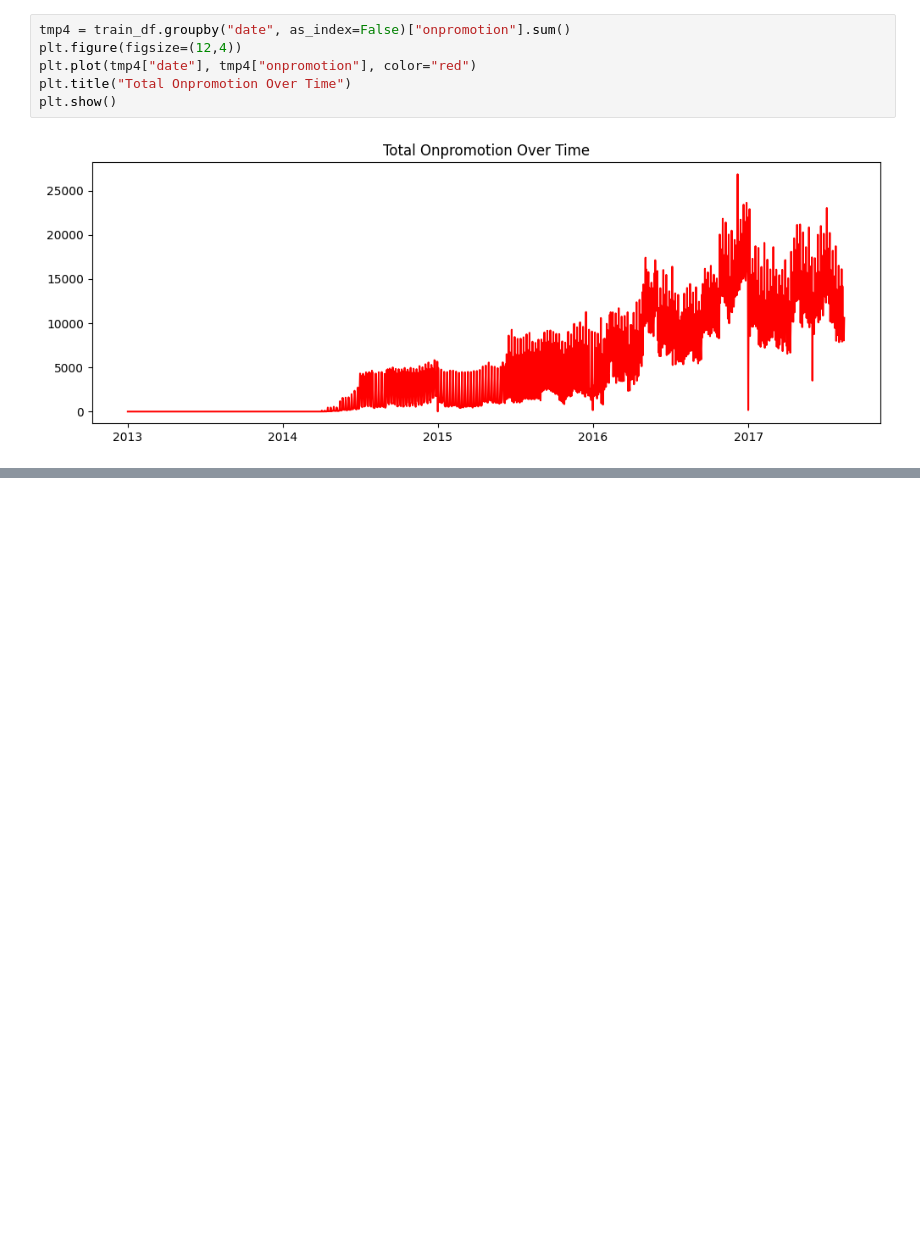
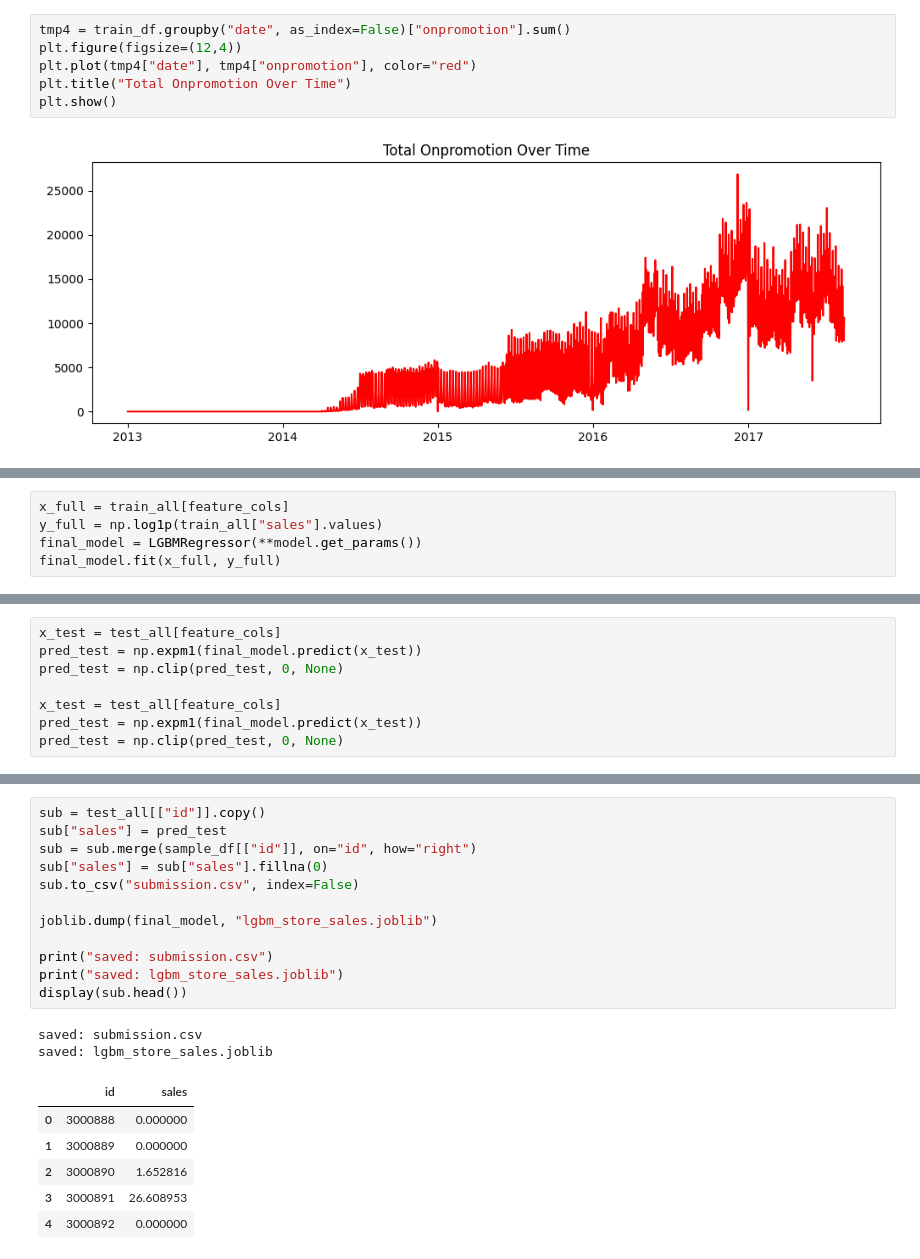
Before and after one commit to mohitDhami87/Store_Sales_Time_Series_Forecasting, a Jupyter notebook: store-sales-time-series-forecasting.ipynb, the cells around one changed output, grey strips where cells are left out. Cells and saved outputs as stored; diff of their text form; blank space fills up the shorter version.

```diff
--- a/store-sales-time-series-forecasting.ipynb
+++ b/store-sales-time-series-forecasting.ipynb
@@ -101,0 +312,5 @@ plt.show()
+# %%
+x_full = train_all[feature_cols]
+y_full = np.log1p(train_all["sales"].values)
+final_model = LGBMRegressor(**model.get_params())
+final_model.fit(x_full, y_full)
@@ -101,0 +327,8 @@ plt.show()
+# %%
+x_test = test_all[feature_cols]
+pred_test = np.expm1(final_model.predict(x_test))
+pred_test = np.clip(pred_test, 0, None)
+
+x_test = test_all[feature_cols]
+pred_test = np.expm1(final_model.predict(x_test))
+pred_test = np.clip(pred_test, 0, None)
@@ -101,0 +355,21 @@ plt.show()
+# %%
+sub = test_all[["id"]].copy()
+sub["sales"] = pred_test
+sub = sub.merge(sample_df[["id"]], on="id", how="right")
+sub["sales"] = sub["sales"].fillna(0)
+sub.to_csv("submission.csv", index=False)
+
+joblib.dump(final_model, "lgbm_store_sales.joblib")
+
+print("saved: submission.csv")
+print("saved: lgbm_store_sales.joblib")
+display(sub.head())
+# %% [output]
+saved: submission.csv
+saved: lgbm_store_sales.joblib
+|  | id | sales |
+| 0 | 3000888 | 0.000000 |
+| 1 | 3000889 | 0.000000 |
+| 2 | 3000890 | 1.652816 |
+| 3 | 3000891 | 26.608953 |
+| 4 | 3000892 | 0.000000 |
```
Also changed, not shown: parts of 18 cells of this notebook.
